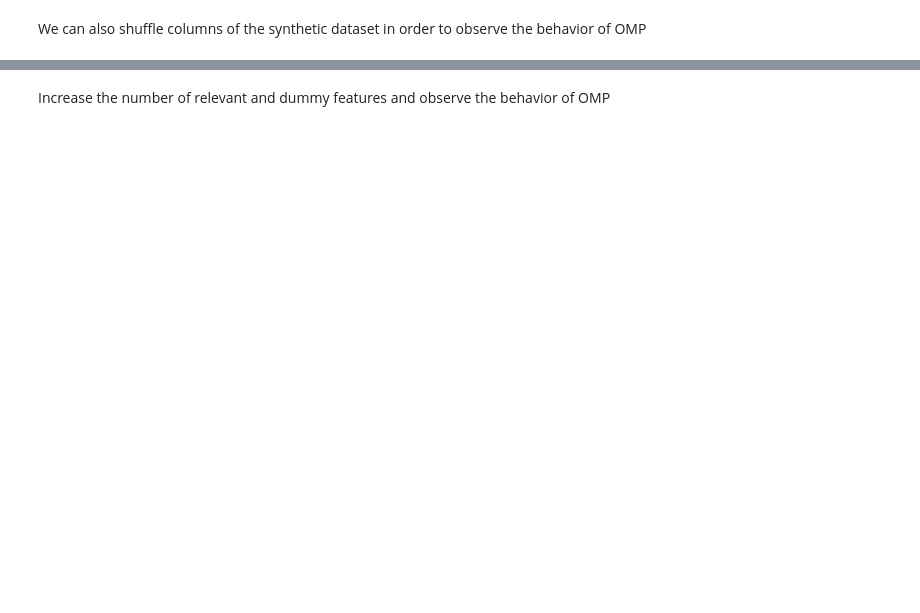
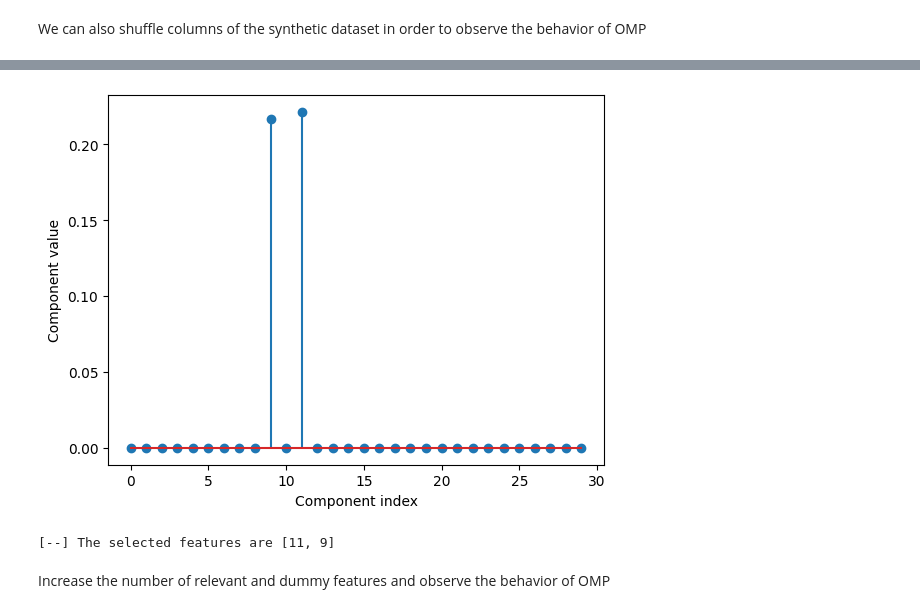
Before and after one commit to mariomine88/Unige_code, a Jupyter notebook: Master/First/ML/lab6/Lab6-OMP.ipynb, the cells around one changed output, grey strips where cells are left out. Drawn from its saved outputs; the diff is of its cells as text; code cells hidden in the pictures; blank space fills up the shorter version.

```diff
--- a/Master/First/ML/lab6/Lab6-OMP.ipynb
+++ b/Master/First/ML/lab6/Lab6-OMP.ipynb
@@ -268,2 +287,18 @@ print(f"[--] The relevant features are {(shuffle_idx == 0).argmax()} and {(shuff
+# %%
+# Run OMP and verify that it is able to find the relevant features
+w, r, I = OMatchingPursuit(Xtr, Ytr, T=2)
+
+# Plot the components of the solution w
+plt.subplots()
+plt.stem(w)
+plt.xlabel("Component index")
+plt.ylabel("Component value")
+plt.show()
+
+# print the selected features
+print(f"[--] The selected features are {I}")
+# %% [output]
+[figure, added]
+[--] The selected features are [11, 9]
 # %% [markdown]
 Increase the number of relevant and dummy features and observe the behavior of OMP
```
Also changed, not shown: parts of 9 cells of this notebook.
